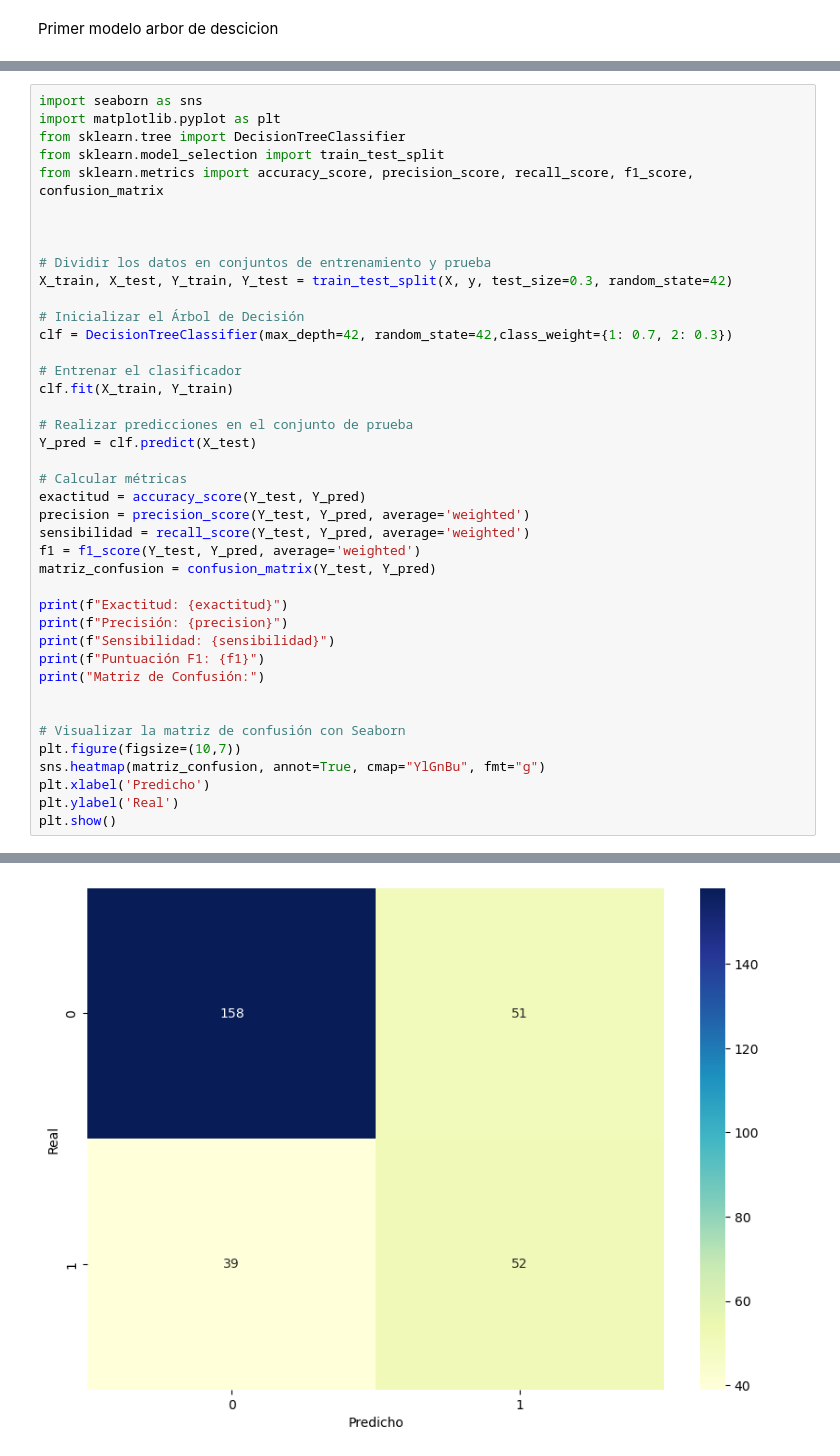
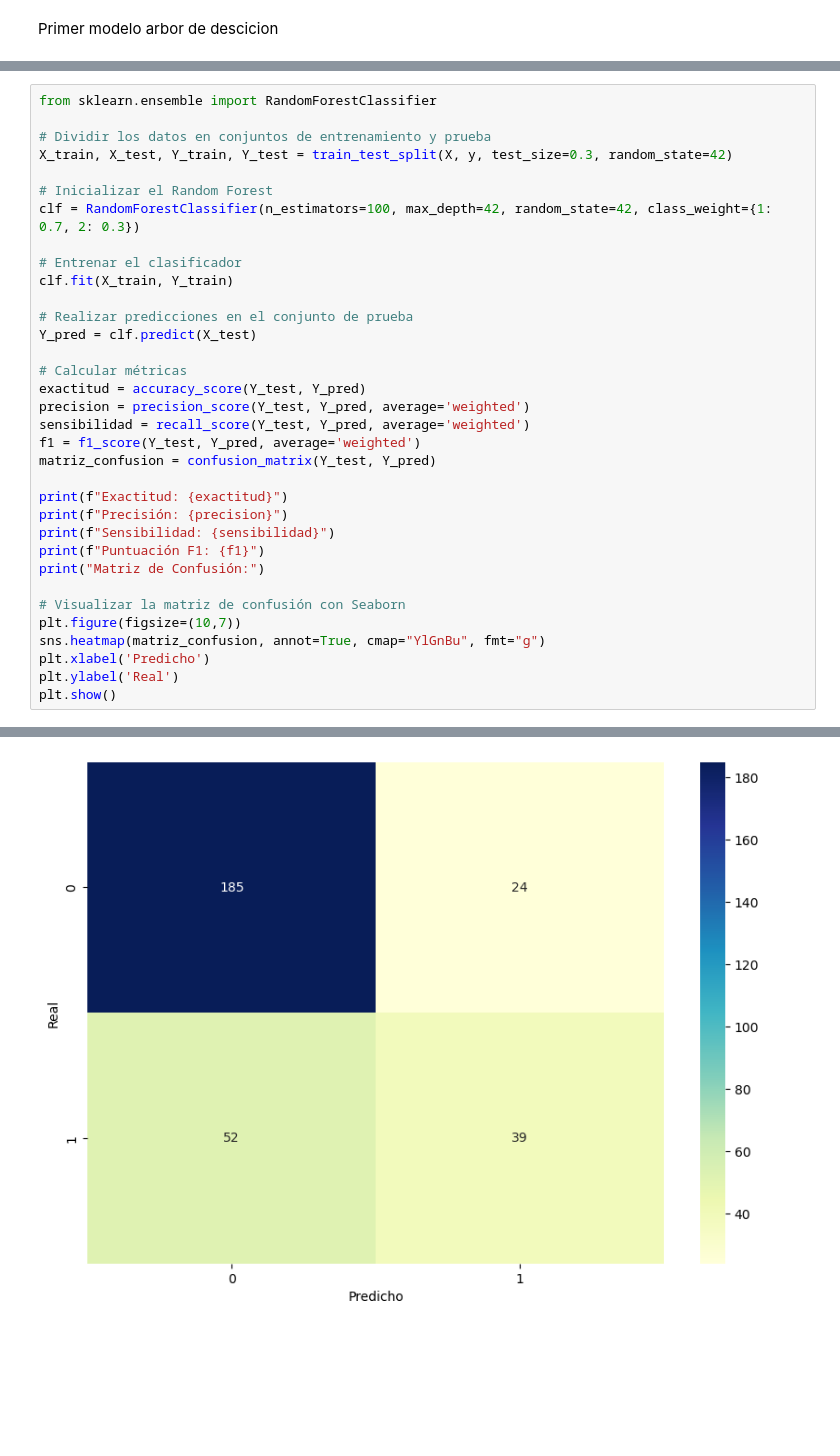
Before and after one commit to Japulgarin/Data_challenge_uninorte, a Jupyter notebook: Creditos_alemanes.ipynb, the cells around one changed output, grey strips where cells are left out. Drawn from its saved outputs; the diff is of its cells as text; blank space fills up the shorter version.

```diff
--- a/Creditos_alemanes.ipynb
+++ b/Creditos_alemanes.ipynb
@@ -203,17 +415,11 @@ Matriz de Confusión:
 # %%
-import seaborn as sns
-import matplotlib.pyplot as plt
-from sklearn.tree import DecisionTreeClassifier
-from sklearn.model_selection import train_test_split
-from sklearn.metrics import accuracy_score, precision_score, recall_score, f1_score, confusion_matrix
-
-
+from sklearn.ensemble import RandomForestClassifier
 
 # Dividir los datos en conjuntos de entrenamiento y prueba
 X_train, X_test, Y_train, Y_test = train_test_split(X, y, test_size=0.3, random_state=42)
 
-# Inicializar el Árbol de Decisión
-clf = DecisionTreeClassifier(max_depth=42, random_state=42,class_weight={1: 0.7, 2: 0.3})
+# Inicializar el Random Forest
+clf = RandomForestClassifier(n_estimators=100, max_depth=42, random_state=42, class_weight={1: 0.7, 2: 0.3})
 
 # Entrenar el clasificador
 clf.fit(X_train, Y_train)
@@ -234,7 +440,6 @@ print(f"Sensibilidad: {sensibilidad}")
 print(f"Puntuación F1: {f1}")
 print("Matriz de Confusión:")
 
-
 # Visualizar la matriz de confusión con Seaborn
 plt.figure(figsize=(10,7))
 sns.heatmap(matriz_confusion, annot=True, cmap="YlGnBu", fmt="g")
@@ -249,2 +454,2 @@ Puntuación F1: 0.7048448529785181
 Matriz de Confusión:
-[figure, old version]
+[figure, new version]
```
Also changed, not shown: parts of 19 cells of this notebook.
